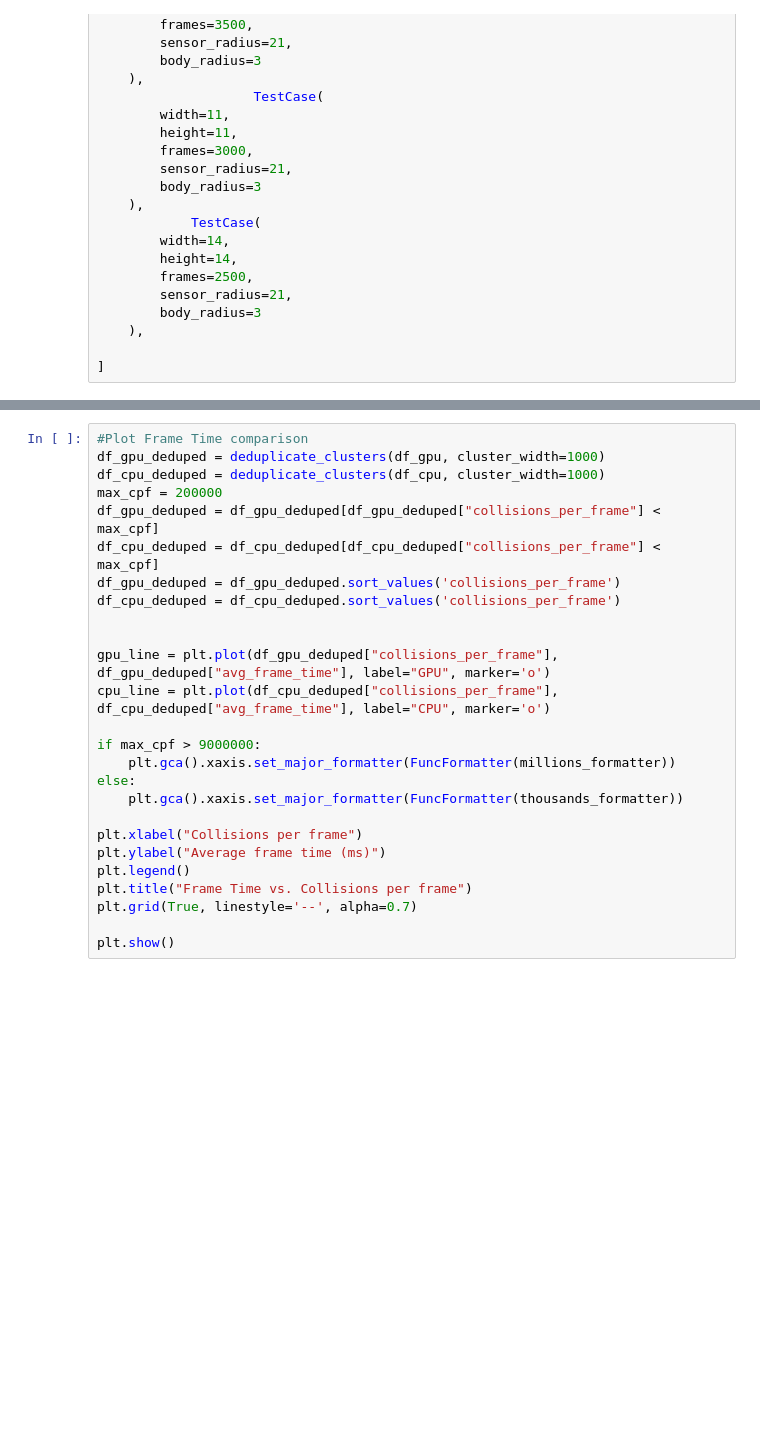
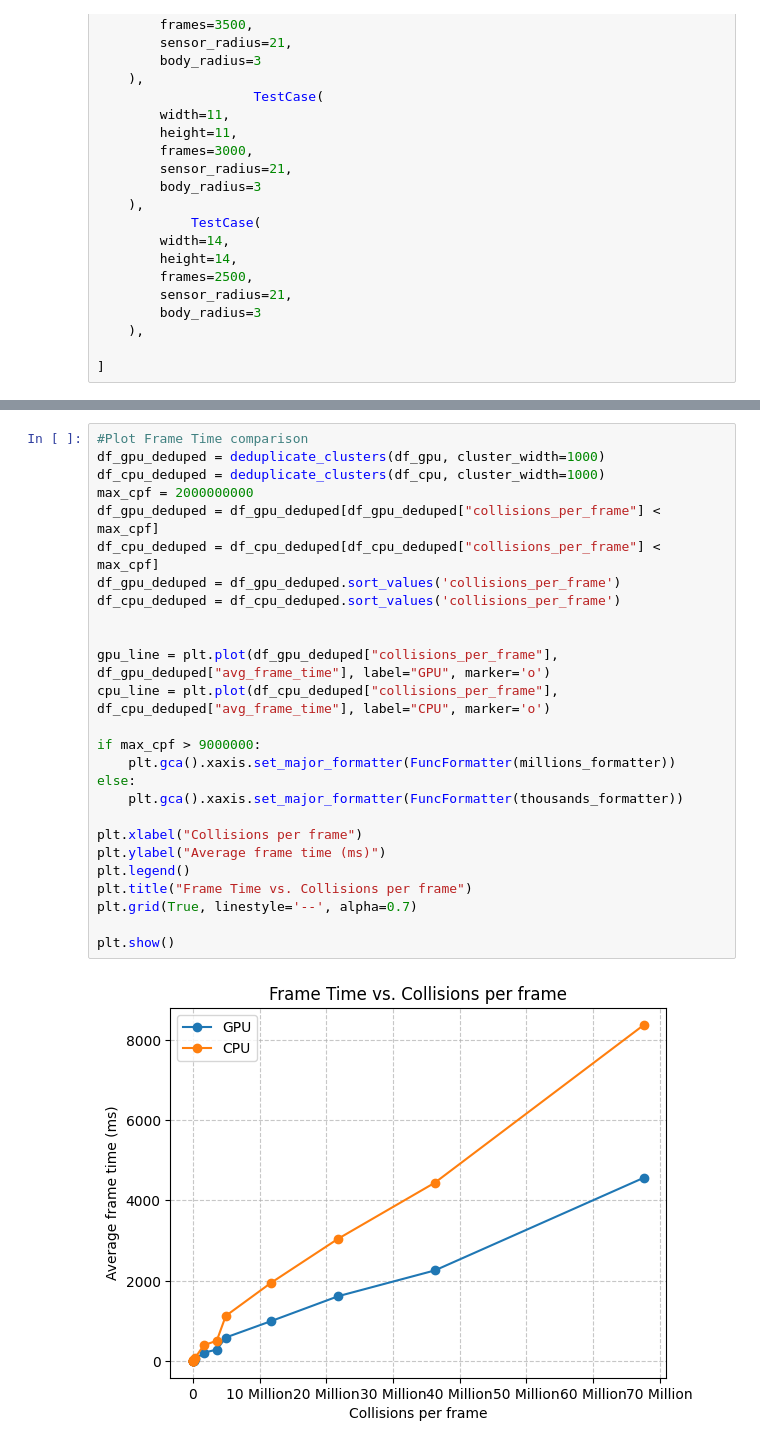
Before and after one commit to Sheldonfrith/gpu_collision_detection_bevy, a Jupyter notebook: project/run_tests.ipynb, the cells around one changed output, grey strips where cells are left out. Saved outputs shown, nothing was run; the diff lists cells and outputs as text; blank space fills up the shorter version.

```diff
--- a/project/run_tests.ipynb
+++ b/project/run_tests.ipynb
@@ -313,26 +338,28 @@ plt.show()
 # %%
 #Plot Frame Time comparison
 df_gpu_deduped = deduplicate_clusters(df_gpu, cluster_width=1000)
 df_cpu_deduped = deduplicate_clusters(df_cpu, cluster_width=1000)
-max_cpf = 200000
+max_cpf = 2000000000
 df_gpu_deduped = df_gpu_deduped[df_gpu_deduped["collisions_per_frame"] < max_cpf]
 df_cpu_deduped = df_cpu_deduped[df_cpu_deduped["collisions_per_frame"] < max_cpf]
 df_gpu_deduped = df_gpu_deduped.sort_values('collisions_per_frame')
 df_cpu_deduped = df_cpu_deduped.sort_values('collisions_per_frame')
 
 
 gpu_line = plt.plot(df_gpu_deduped["collisions_per_frame"], df_gpu_deduped["avg_frame_time"], label="GPU", marker='o')
 cpu_line = plt.plot(df_cpu_deduped["collisions_per_frame"], df_cpu_deduped["avg_frame_time"], label="CPU", marker='o')
 
 if max_cpf > 9000000:
     plt.gca().xaxis.set_major_formatter(FuncFormatter(millions_formatter))
 else:
     plt.gca().xaxis.set_major_formatter(FuncFormatter(thousands_formatter))
 
 plt.xlabel("Collisions per frame")
 plt.ylabel("Average frame time (ms)")
 plt.legend()
 plt.title("Frame Time vs. Collisions per frame")
 plt.grid(True, linestyle='--', alpha=0.7)
 
 plt.show()
+# %% [output]
+[figure, added]
```
Also changed, not shown: parts of 4 cells of this notebook, 20 other files.
